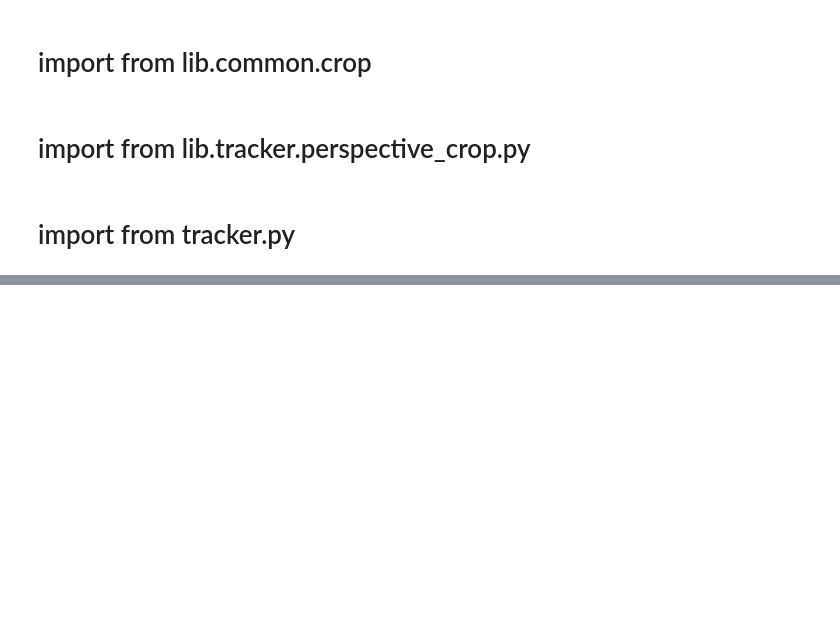
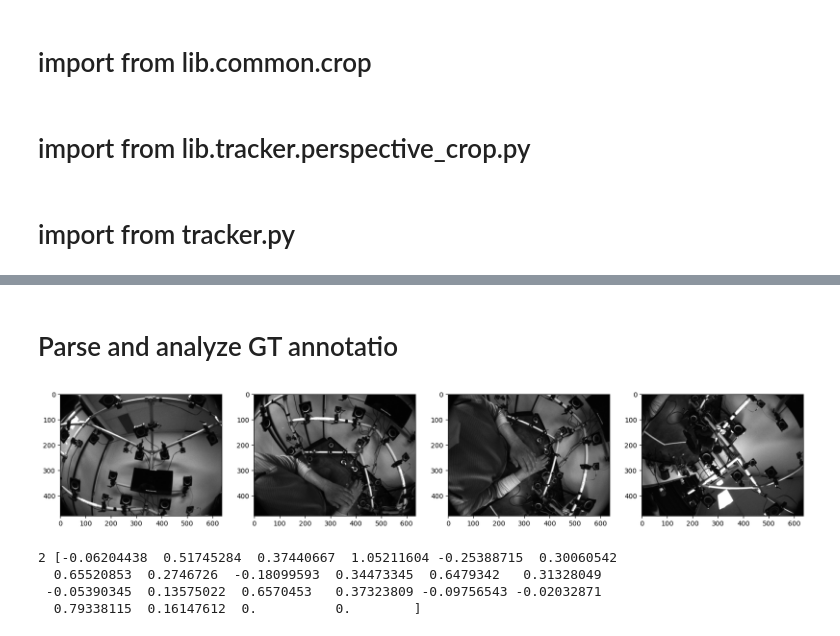
Before and after one commit to 2InfinityN6eyond/AbsoluteTrack, a Jupyter notebook: agora/playgroynd_io.ipynb, the cells around one changed output, grey strips where cells are left out. Drawn from its saved outputs; the diff is of its cells as text; code cells hidden in the pictures; blank space fills up the shorter version.

```diff
--- a/agora/playgroynd_io.ipynb
+++ b/agora/playgroynd_io.ipynb
@@ -739,0 +756,20 @@ RuntimeError: Numpy is not available
+# %% [markdown]
+# Parse and analyze GT annotatio
+# %%
+idx = 20
+
+input_frame, gt_tracking = image_pose_list[idx]
+
+plt.figure(figsize=(20, 10))
+for i, view in enumerate(input_frame.views):
+    plt.subplot(1, len(input_frame.views), i+1)
+    plt.imshow(view.image, cmap="gray")
+plt.show()
+
+print(len(gt_tracking), gt_tracking[0].joint_angles)
+# %% [output]
+[figure, added]
+2 [-0.06204438  0.51745284  0.37440667  1.05211604 -0.25388715  0.30060542
+  0.65520853  0.2746726  -0.18099593  0.34473345  0.6479342   0.31328049
+ -0.05390345  0.13575022  0.6570453   0.37323809 -0.09756543 -0.02032871
+  0.79338115  0.16147612  0.          0.        ]
```
Also changed, not shown: parts of 12 cells of this notebook.
